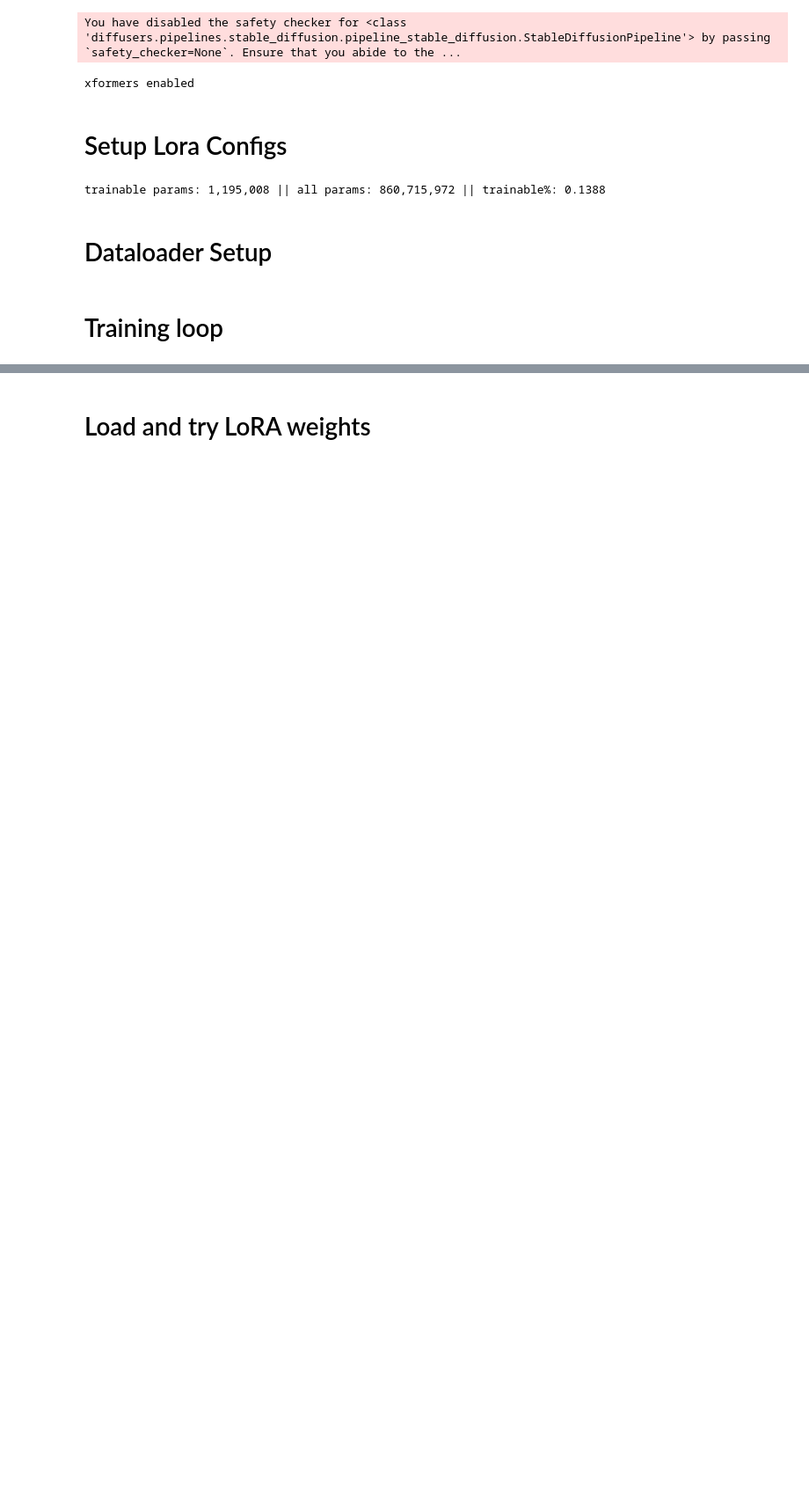
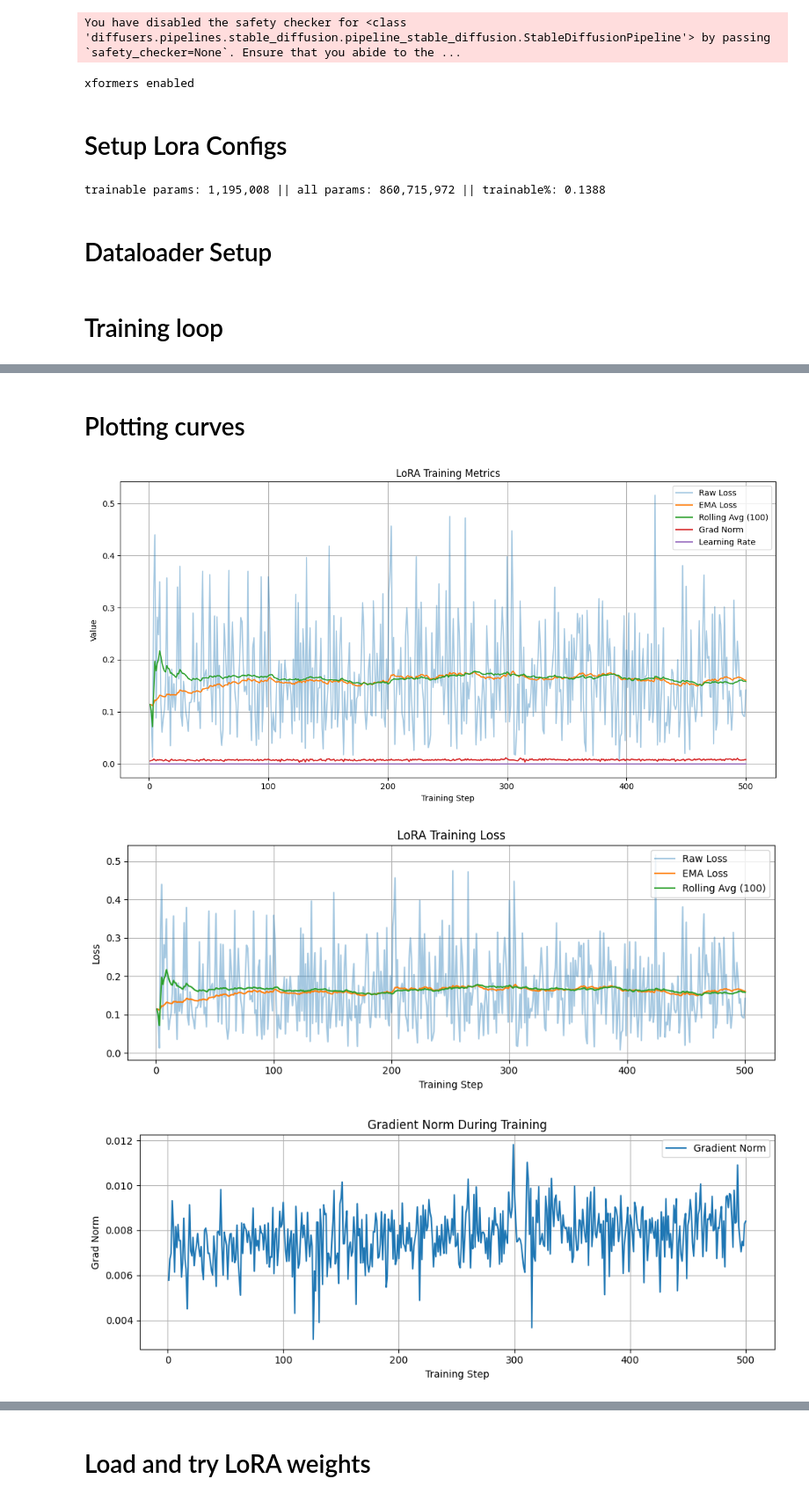
Before and after one commit to jokicjovan/Serbia-Dish-Image-Generator, a Jupyter notebook: models_pipeline/sd_lora/training/train_sd_lora.ipynb, the cells around one changed output, grey strips where cells are left out. Shown at 88% size. Drawn from its saved outputs; the diff is of its cells as text; code cells hidden in the pictures; blank space fills up the shorter version.

Commit message:
update sd lora training notebooks and add py scripts

```diff
--- a/models_pipeline/sd_lora/training/train_sd_lora.ipynb
+++ b/models_pipeline/sd_lora/training/train_sd_lora.ipynb
@@ -42,22 +46,21 @@ OUTPUT_DIR = f"{LORA_ROOT}/outputs/unet_only"
 os.makedirs(OUTPUT_DIR, exist_ok=True)
 
 # Training Hyperparameters
-UNET_LR = 5e-5
-TEXT_ENCODER_LR = 1e-5
-BATCH_SIZE = 2                     # Per-device batch size
+UNET_LR = 1e-4
+TEXT_ENCODER_LR = 5e-5
+BATCH_SIZE = 4                     # Per-device batch size
 GRADIENT_ACCUMULATION_STEPS = 4    # Effective batch size = BATCH_SIZE * GRADIENT_ACCUMULATION_STEPS
 RESOLUTION = 512
 SEED = 42
 
 # Training Settings
 TRAIN_TEXT_ENCODER = False
-EPOCHS = 5
-NUM_IMAGES = 1000
-steps_per_epoch = NUM_IMAGES / BATCH_SIZE
-effective_steps_per_epoch = steps_per_epoch / GRADIENT_ACCUMULATION_STEPS
-TARGET_STEPS = int(effective_steps_per_epoch * EPOCHS)
+TARGET_STEPS = 500
 WARMUP_STEPS = max(1, int(0.05 * TARGET_STEPS))
 SAVE_EVERY_STEPS = 200
+
+EMA_ALPHA = 0.98
+ROLLING_WINDOW = 100
 
 # Reproducibility
 torch.manual_seed(SEED)
@@ -344,0 +355,59 @@ LoRA UNet saved to: /content/drive/MyDrive/Colab Notebooks/sd_lora/outputs/unet_
+# %% [markdown]
+# Plotting curves
+# %%
+steps = range(1, len(loss_history) + 1)
+# ==================== Loss + Metrics together ====================
+plt.figure(figsize=(12, 6))
+
+plt.plot(steps, [float(x) for x in loss_history], label="Raw Loss", alpha=0.4)
+plt.plot(steps, [float(x) for x in ema_loss_history], label="EMA Loss")
+plt.plot(steps, [float(x) for x in rolling_loss_history], label=f"Rolling Avg ({ROLLING_WINDOW})")
+plt.plot(steps, [float(x) for x in grad_norm_history], label="Grad Norm")
+plt.plot(steps, [float(x) for x in lr_history], label="Learning Rate")
+
+plt.xlabel("Training Step")
+plt.ylabel("Value")
+plt.title("LoRA Training Metrics")
+plt.legend()
+plt.grid(True)
+plt.tight_layout()
+plt.show()
+
+# ==================== Loss Curves ====================
+plt.figure(figsize=(10, 4))
+plt.plot(steps, [float(x) for x in loss_history], label="Raw Loss", alpha=0.4)
+plt.plot(steps, [float(x) for x in ema_loss_history], label="EMA Loss")
+plt.plot(steps, [float(x) for x in rolling_loss_history], label=f"Rolling Avg ({ROLLING_WINDOW})")
+plt.xlabel("Training Step")
+plt.ylabel("Loss")
+plt.title("LoRA Training Loss")
+plt.legend()
+plt.grid(True)
+plt.tight_layout()
+plt.show()
+
+# ==================== Gradient Norm ====================
+plt.figure(figsize=(10, 4))
+plt.plot(steps, [float(x) for x in grad_norm_history], label="Gradient Norm")
+plt.xlabel("Training Step")
+plt.ylabel("Grad Norm")
+plt.title("Gradient Norm During Training")
+plt.legend()
+plt.grid(True)
+plt.tight_layout()
+plt.show()
+
+# ==================== Learning Rate ====================
+plt.figure(figsize=(10, 4))
+plt.plot(steps, [float(x) for x in lr_history], label="Learning Rate")
+plt.xlabel("Training Step")
+plt.ylabel("LR")
+plt.title("Learning Rate Schedule")
+plt.legend()
+plt.grid(True)
+plt.tight_layout()
+plt.show()
+# %% [output]
+[figure, added]
+[figure, added]
+[figure, added]
```
Also changed, not shown: parts of 5 cells of this notebook, 5 other files.
